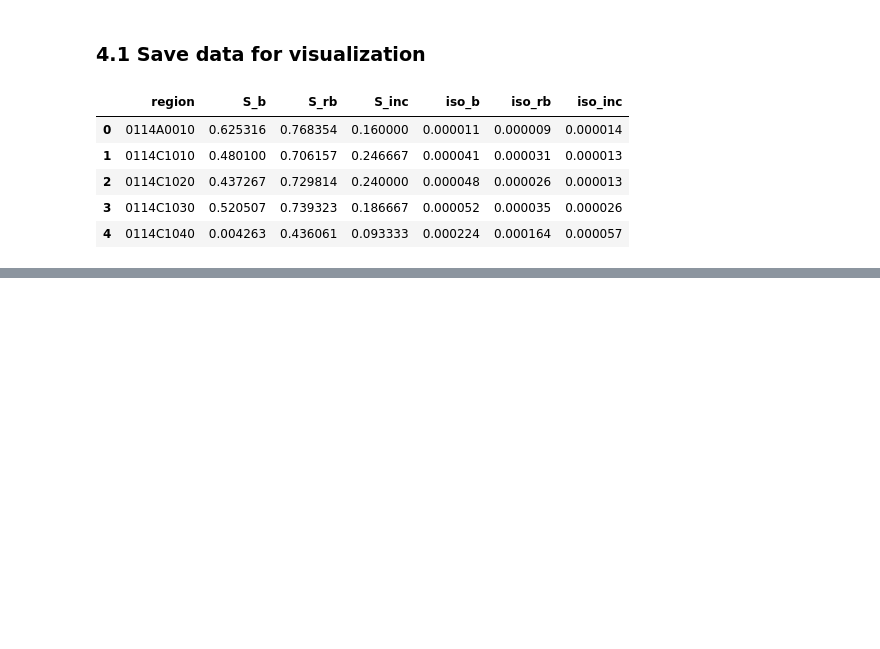
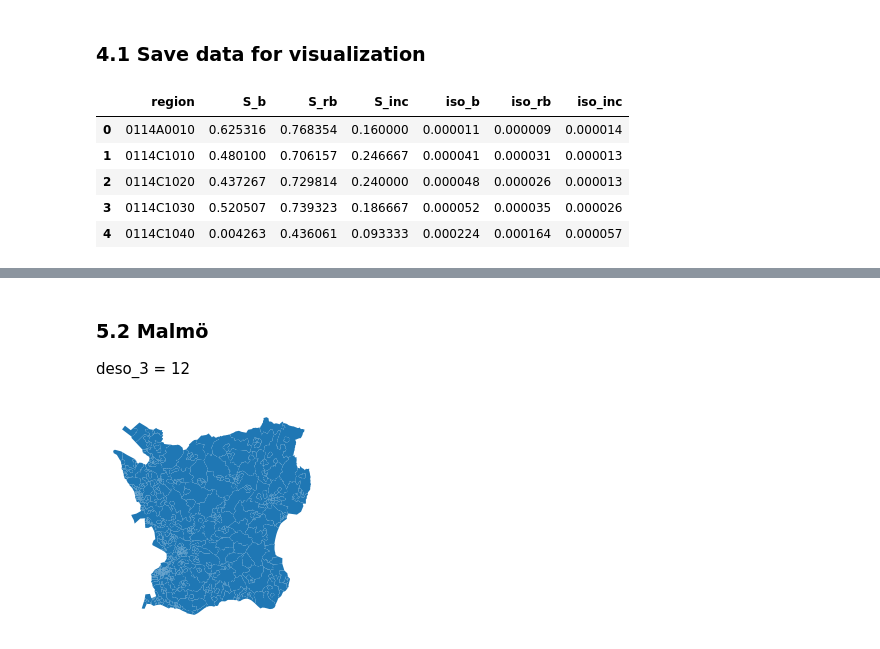
Before and after one commit to MobiSegInsights/mobi-social-segregation-se, a Jupyter notebook: src/4-residential-segregation.ipynb, the cells around one changed output, grey strips where cells are left out. Saved outputs shown, nothing was run; the diff lists cells and outputs as text; code cells hidden in the pictures; blank space fills up the shorter version.

```diff
--- a/src/4-residential-segregation.ipynb
+++ b/src/4-residential-segregation.ipynb
@@ -305,0 +317,8 @@ df_deso.head()
+# %% [markdown]
+### 5.2 Malmö
+deso_3 = 12
+# %%
+ax = df_deso.loc[df_deso.deso_3 == '12'].plot(column='deso_3')
+ax.set_axis_off()
+# %% [output]
+[figure, added]
```
Also changed, not shown: parts of 6 cells of this notebook, 5 other files.
